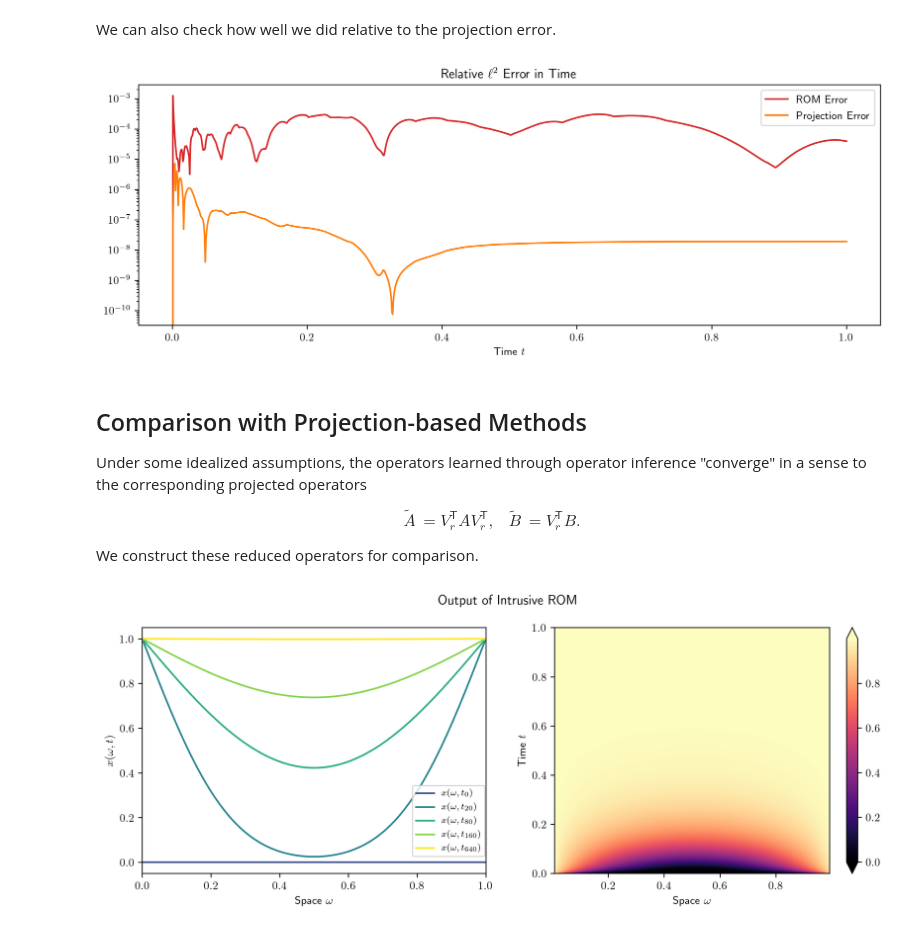
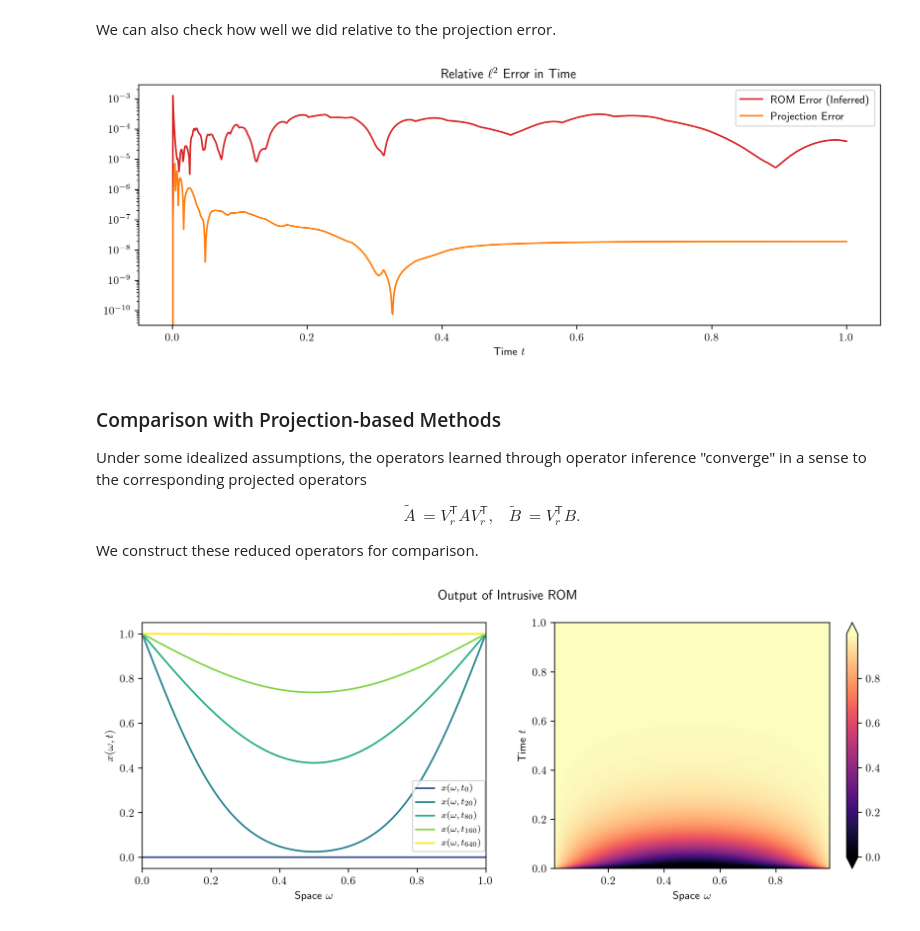
Before and after one commit to Willcox-Research-Group/rom-operator-inference-Python3, a Jupyter notebook: examples/heat_1D.ipynb, the cells around one changed output. Drawn from its saved outputs; the diff is of its cells as text; code cells hidden in the pictures.

```diff
--- a/examples/heat_1D.ipynb
+++ b/examples/heat_1D.ipynb
@@ -230,8 +229,9 @@ $$
 \text{err}_\text{state} = \frac{||X - X_\text{ROM}||_F}{||X||_F}.
 $$
 # %%
-X_ROM = X_ROM1
-roi.post.frobenius_error(X, X_ROM)[1]
+inferred_model = model1
+X_ROM_inferred = X_ROM1
+roi.post.frobenius_error(X, X_ROM_inferred)[1]
 # %% [output]
 0.0001792888386175954
 # %%
@@ -256,11 +255,11 @@ def plot_relative_errors_over_time(Zlist, labels):
     plt.title(r"Relative $\ell^2$ Error in Time")
     plt.show()
 # %%
-plot_relative_errors_over_time([X_ROM], ["ROM Error"])
+plot_relative_errors_over_time([X_ROM_inferred], ["ROM Error (Inferred)"])
 # %% [output]
-[figure, old version]
+[figure, new version]
 # %% [markdown]
-## Comparison with Projection-based Methods
+### Comparison with Projection-based Methods
 
 Under some idealized assumptions, the operators learned through operator inference "converge" in a sense to the corresponding projected operators
 $$
```
Also changed, not shown: parts of 28 cells of this notebook, 7 other files.
